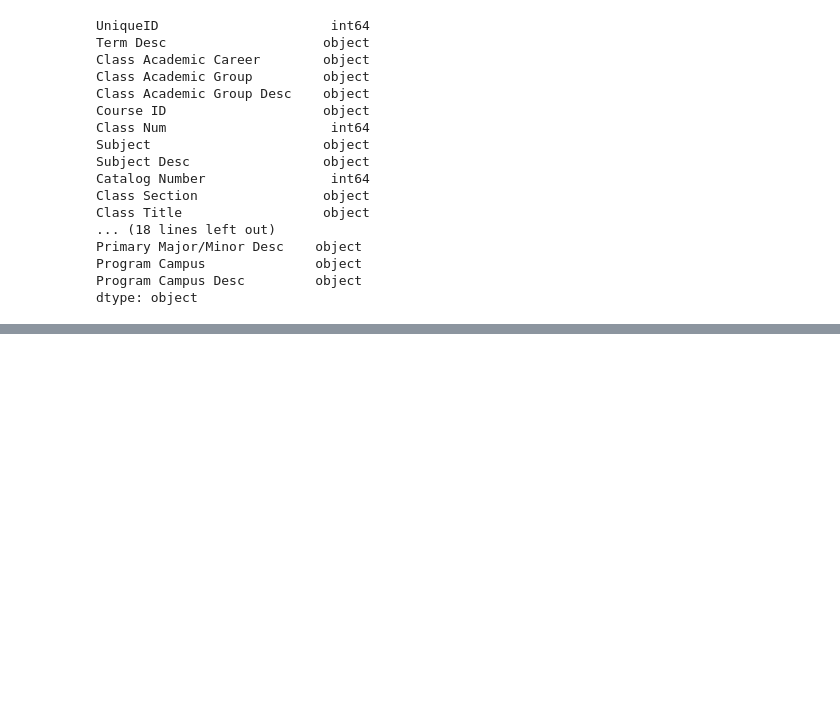
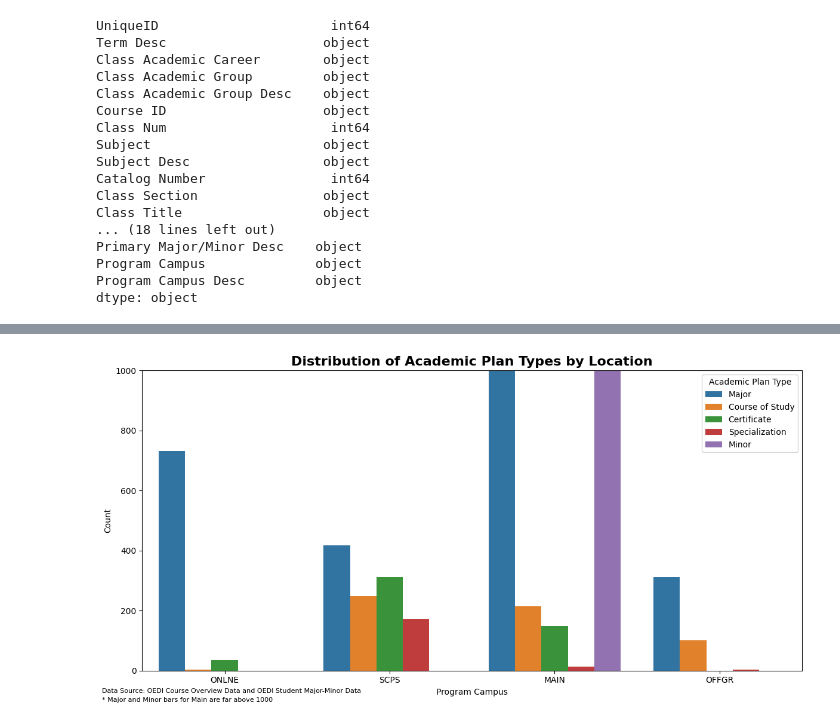
Before and after one commit to pnr3kr/OEDI, a Jupyter notebook: initial_oedi.ipynb, the cells around one changed output, grey strips where cells are left out. Cells and saved outputs as stored; diff of their text form; code cells hidden in the pictures; blank space fills up the shorter version.

Commit message:
graph of plan types by loc for each academic plan type

```diff
--- a/initial_oedi.ipynb
+++ b/initial_oedi.ipynb
@@ -92,0 +150,15 @@ dtype: object
+# %%
+# Create a plot that displays the distribution of academic plan types by campus
+plt.figure(figsize=(12, 6))
+sns.countplot(data=majmin_df, x="Program Campus", hue="Academic Plan Type")
+plt.suptitle("Distribution of Academic Plan Types by Location", fontweight='bold', fontsize=16)
+plt.xlabel("Program Campus")
+plt.ylim(0, 1000)
+plt.ylabel("Count")
+plt.legend(title="Academic Plan Type")
+plt.figtext(0.01,0.035, "Data Source: OEDI Course Overview Data and OEDI Student Major-Minor Data", fontsize=8, ha='left')
+plt.figtext(0.01,0.01, "* Major and Minor bars for Main are far above 1000", fontsize=8, ha='left')
+plt.tight_layout()
+plt.show()
+# %% [output]
+[figure, added]
```
Also changed, not shown: parts of 5 cells of this notebook.
